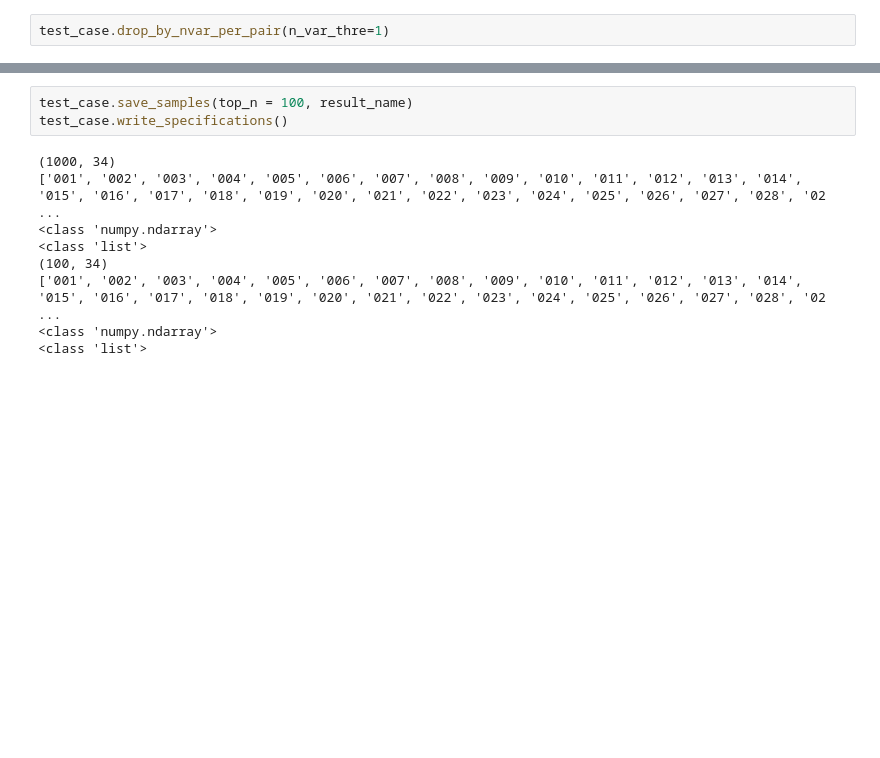
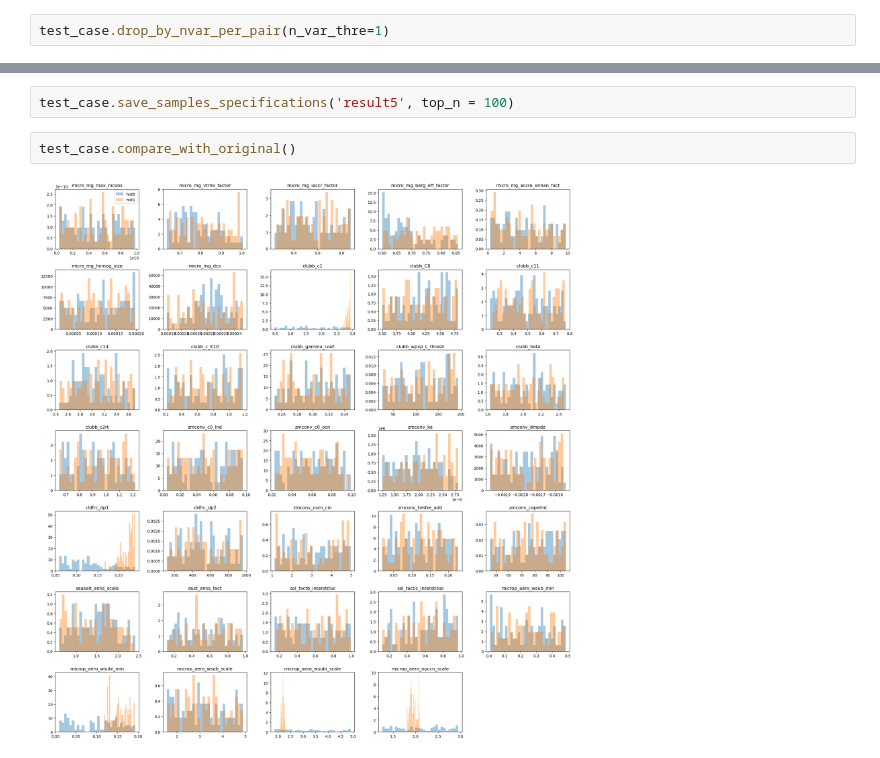
Before and after one commit to yiqioyang/proj2dhullsampler, a Jupyter notebook: notebooks/implementation.ipynb, the cells around one changed output, grey strips where cells are left out. Saved outputs shown, nothing was run; the diff lists cells and outputs as text; blank space fills up the shorter version.

```diff
--- a/notebooks/implementation.ipynb
+++ b/notebooks/implementation.ipynb
@@ -100,14 +92,8 @@ There is overlap for ('microp_aero_wsubi_scale', 'microp_aero_npccn_scale'). Pro
 ======================================================================
 Finish preparing for drawing samples
 # %%
-test_case.save_samples(top_n = 100, result_name)
-test_case.write_specifications()
+test_case.save_samples_specifications('result5', top_n = 100)
-# %% [output]
-(1000, 34)
-['001', '002', '003', '004', '005', '006', '007', '008', '009', '010', '011', '012', '013', '014', '015', '016', '017', '018', '019', '020', '021', '022', '023', '024', '025', '026', '027', '028', '02 ...
-<class 'numpy.ndarray'>
-<class 'list'>
-(100, 34)
-['001', '002', '003', '004', '005', '006', '007', '008', '009', '010', '011', '012', '013', '014', '015', '016', '017', '018', '019', '020', '021', '022', '023', '024', '025', '026', '027', '028', '02 ...
-<class 'numpy.ndarray'>
-<class 'list'>
+# %%
+test_case.compare_with_original()
+# %% [output]
+[figure, added]
```
Also changed, not shown: parts of 5 cells of this notebook, 5 other files.
